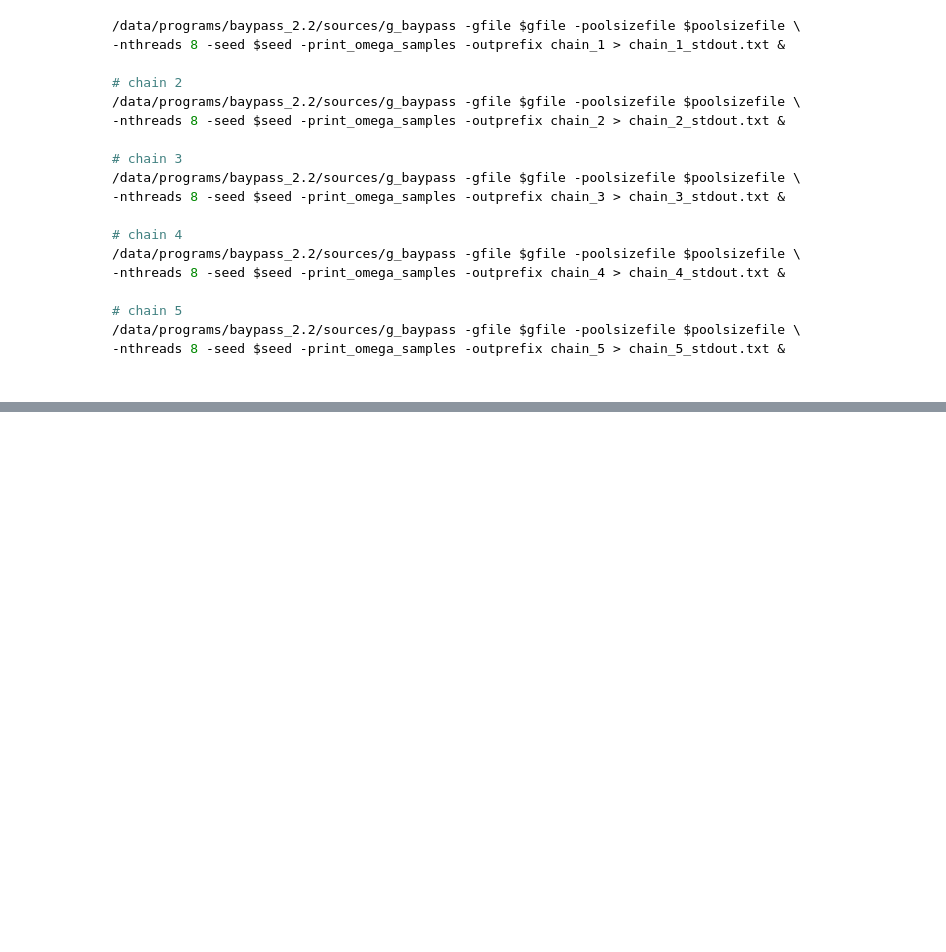
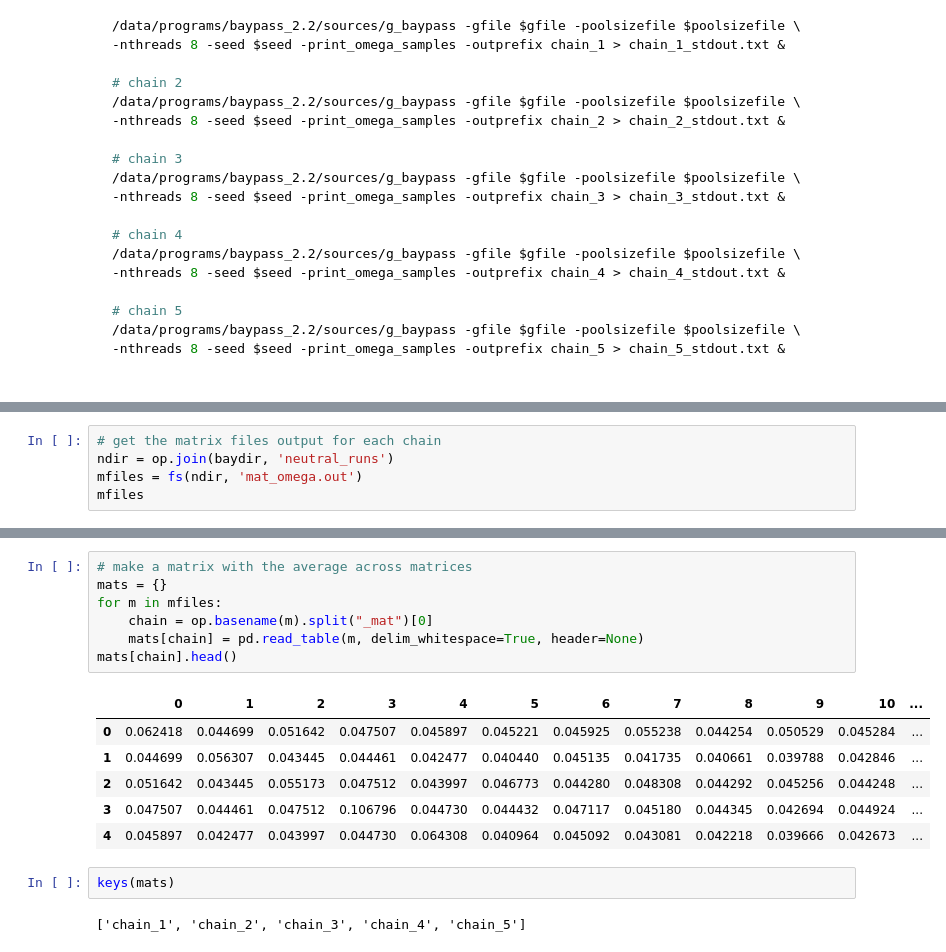
Before and after one commit to CoAdapTree/jack_pine_analyses, a Jupyter notebook: 002_JP_pooled_pangenome_GEA.ipynb, the cells around one changed output, grey strips where cells are left out. Cells and saved outputs as stored; diff of their text form; blank space fills up the shorter version.

```diff
--- a/002_JP_pooled_pangenome_GEA.ipynb
+++ b/002_JP_pooled_pangenome_GEA.ipynb
@@ -209,0 +232,5 @@ export poolsizefile="/lu213/brandon.lind/projects/pool_seq/pangenome/JP_pangenom
+# %%
+# get the matrix files output for each chain
+ndir = op.join(baydir, 'neutral_runs')
+mfiles = fs(ndir, 'mat_omega.out')
+mfiles
@@ -209,0 +317,18 @@ export poolsizefile="/lu213/brandon.lind/projects/pool_seq/pangenome/JP_pangenom
+# %%
+# make a matrix with the average across matrices
+mats = {}
+for m in mfiles:
+    chain = op.basename(m).split("_mat")[0]
+    mats[chain] = pd.read_table(m, delim_whitespace=True, header=None)
+mats[chain].head()
+# %% [output]
+|  | 0 | 1 | 2 | 3 | 4 | 5 | 6 | 7 | 8 | 9 | 10 | ... |
+| 0 | 0.062418 | 0.044699 | 0.051642 | 0.047507 | 0.045897 | 0.045221 | 0.045925 | 0.055238 | 0.044254 | 0.050529 | 0.045284 | ... |
+| 1 | 0.044699 | 0.056307 | 0.043445 | 0.044461 | 0.042477 | 0.040440 | 0.045135 | 0.041735 | 0.040661 | 0.039788 | 0.042846 | ... |
+| 2 | 0.051642 | 0.043445 | 0.055173 | 0.047512 | 0.043997 | 0.046773 | 0.044280 | 0.048308 | 0.044292 | 0.045256 | 0.044248 | ... |
+| 3 | 0.047507 | 0.044461 | 0.047512 | 0.106796 | 0.044730 | 0.044432 | 0.047117 | 0.045180 | 0.044345 | 0.042694 | 0.044924 | ... |
+| 4 | 0.045897 | 0.042477 | 0.043997 | 0.044730 | 0.064308 | 0.040964 | 0.045092 | 0.043081 | 0.042218 | 0.039666 | 0.042673 | ... |
+# %%
+keys(mats)
+# %% [output]
+['chain_1', 'chain_2', 'chain_3', 'chain_4', 'chain_5']
```
Also changed, not shown: parts of 88 cells of this notebook.
